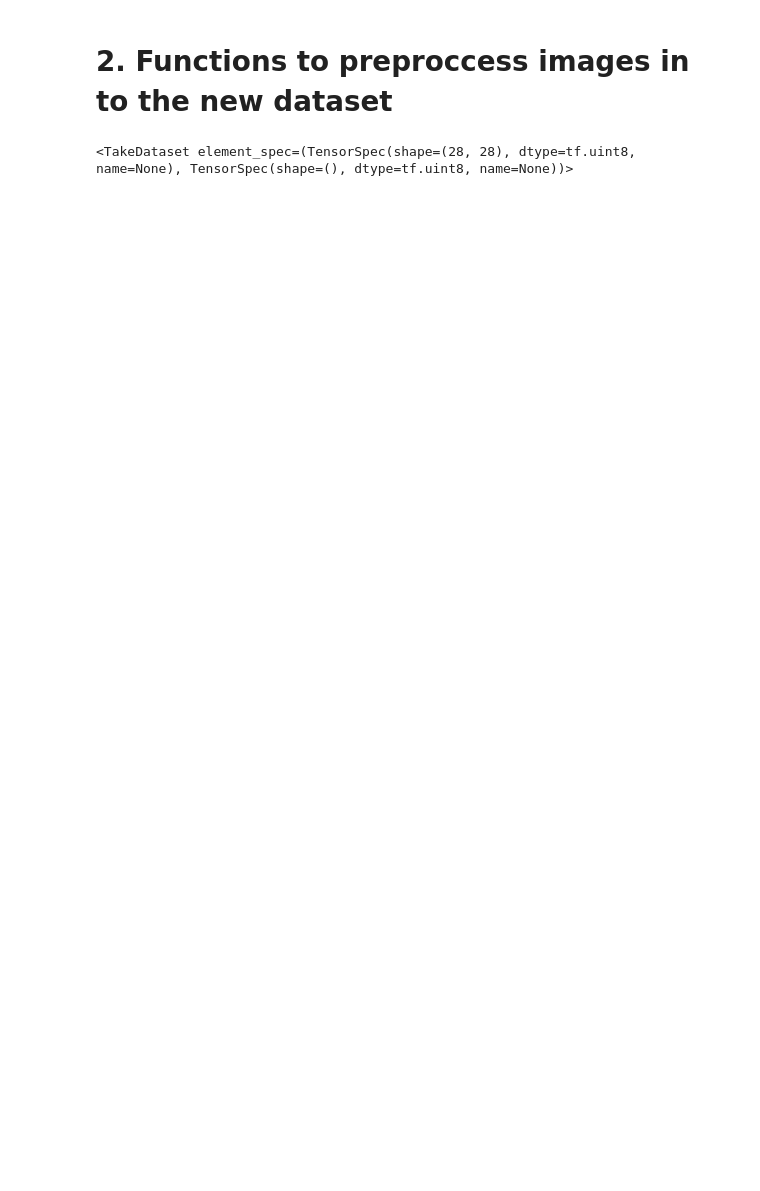
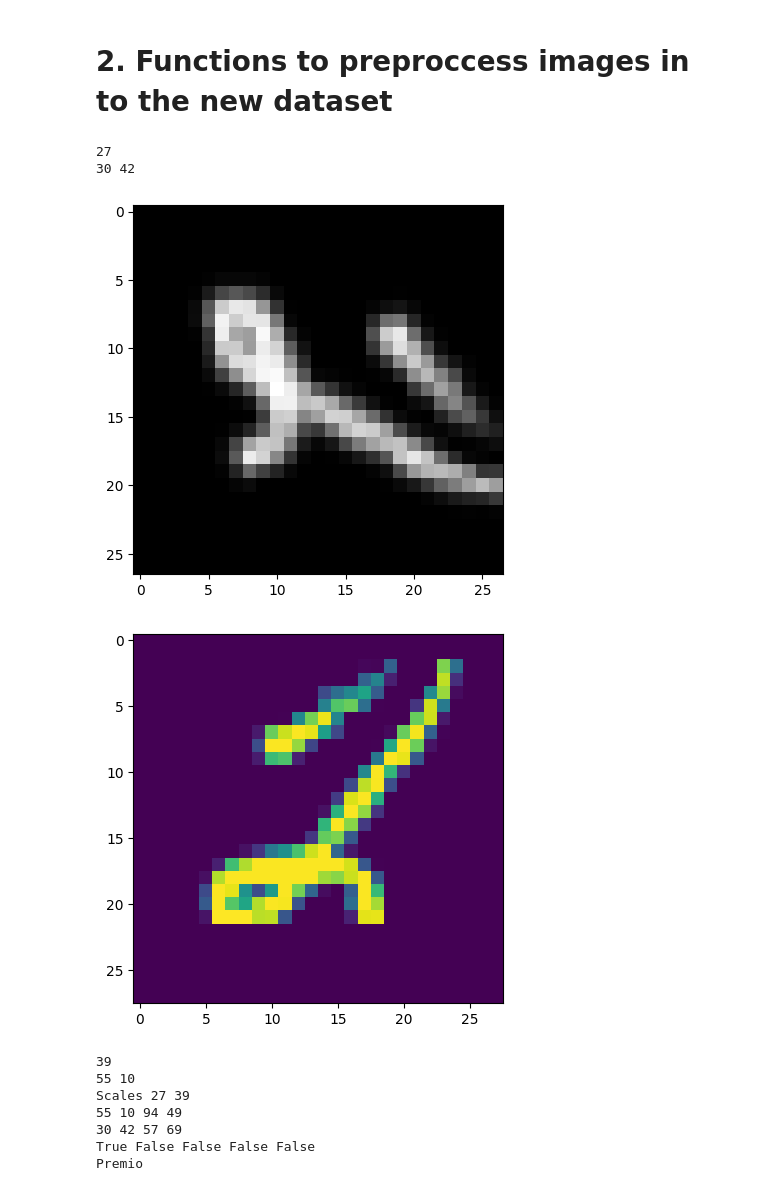
Before and after one commit to Rigel89/MNIST_OD, a Jupyter notebook: MNIST_dataset_creator.ipynb, the cells around one changed output. Saved outputs shown, nothing was run; the diff lists cells and outputs as text; code cells hidden in the pictures; blank space fills up the shorter version.

Commit message:
Minor changes
Creating function to retrive the new dataset

```diff
--- a/MNIST_dataset_creator.ipynb
+++ b/MNIST_dataset_creator.ipynb
@@ -36,10 +38,10 @@ train = tf.data.Dataset.from_tensor_slices((x_train_ori,y_train_ori))
 test = tf.data.Dataset.from_tensor_slices((x_test_ori,y_test_ori))
 
 #genetating the input data format
-BATCH = 32
-FETCH = 2
+BATCH = 5
+FETCH = 6
 SHUFFLE = 600
 
 
-# train = train.batch(BATCH).shuffle(SHUFFLE)#.prefetch(FETCH)
-# test = test.batch(BATCH)#.prefetch(FETCH)
+train = train.batch(BATCH).shuffle(SHUFFLE).prefetch(FETCH)
+test = test.batch(BATCH).prefetch(FETCH)
@@ -68,4 +128,17 @@ def rotate_image(image, angle, not_print = True):
 # %%
-train.take(1)
+#Creatting a seed, in order to get replicable solution
+# random.seed(13)
+
+image_generator(train, 1)
 # %% [output]
-<TakeDataset element_spec=(TensorSpec(shape=(28, 28), dtype=tf.uint8, name=None), TensorSpec(shape=(), dtype=tf.uint8, name=None))>
+27
+30 42
+[figure, added]
+[figure, added]
+39
+55 10
+Scales 27 39
+55 10 94 49
+30 42 57 69
+True False False False False
+Premio
```
Also changed, not shown: parts of 16 cells of this notebook, 3 other files.
